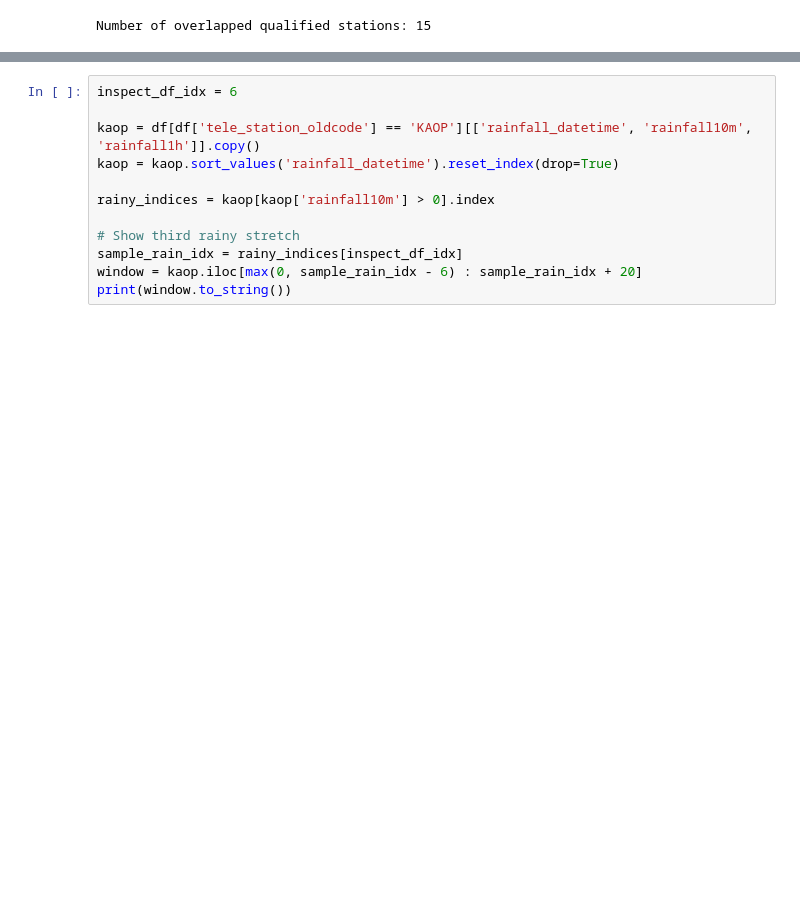
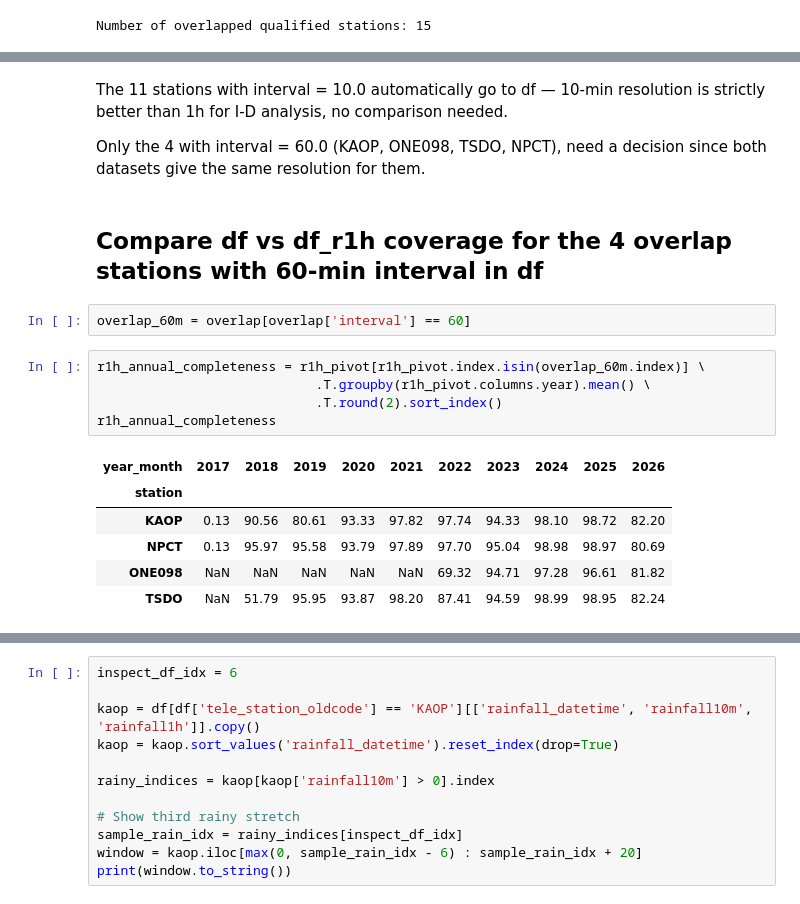
Before and after one commit to pongsakorn-onnim/rainfall_threshold_songkla, a Jupyter notebook: 01_eda_rainfall.ipynb, the cells around one changed output, grey strips where cells are left out. Saved outputs shown, nothing was run; the diff lists cells and outputs as text; blank space fills up the shorter version.

```diff
--- a/01_exploratory_data_analysis.ipynb
+++ b/01_eda_rainfall.ipynb
@@ -837,0 +841,20 @@ overlap
+# %% [markdown]
+The 11 stations with interval = 10.0 automatically go to df — 10-min resolution is strictly better than 1h for I-D analysis, no comparison needed.
+
+Only the 4 with interval = 60.0 (KAOP, ONE098, TSDO, NPCT), need a decision since both datasets give the same resolution for them.
+# %% [markdown]
+## Compare df vs df_r1h coverage for the 4 overlap stations with 60-min interval in df
+# %%
+overlap_60m = overlap[overlap['interval'] == 60]
+# %%
+r1h_annual_completeness = r1h_pivot[r1h_pivot.index.isin(overlap_60m.index)] \
+                            .T.groupby(r1h_pivot.columns.year).mean() \
+                            .T.round(2).sort_index()
+r1h_annual_completeness
+# %% [output]
+| year_month | 2017 | 2018 | 2019 | 2020 | 2021 | 2022 | 2023 | 2024 | 2025 | 2026 |
+| station |  |  |  |  |  |  |  |  |  |  |
+| KAOP | 0.13 | 90.56 | 80.61 | 93.33 | 97.82 | 97.74 | 94.33 | 98.10 | 98.72 | 82.20 |
+| NPCT | 0.13 | 95.97 | 95.58 | 93.79 | 97.89 | 97.70 | 95.04 | 98.98 | 98.97 | 80.69 |
+| ONE098 | NaN | NaN | NaN | NaN | NaN | 69.32 | 94.71 | 97.28 | 96.61 | 81.82 |
+| TSDO | NaN | 51.79 | 95.95 | 93.87 | 98.20 | 87.41 | 94.59 | 98.99 | 98.95 | 82.24 |
```
Also changed, not shown: parts of 9 cells of this notebook, 1 other file.
